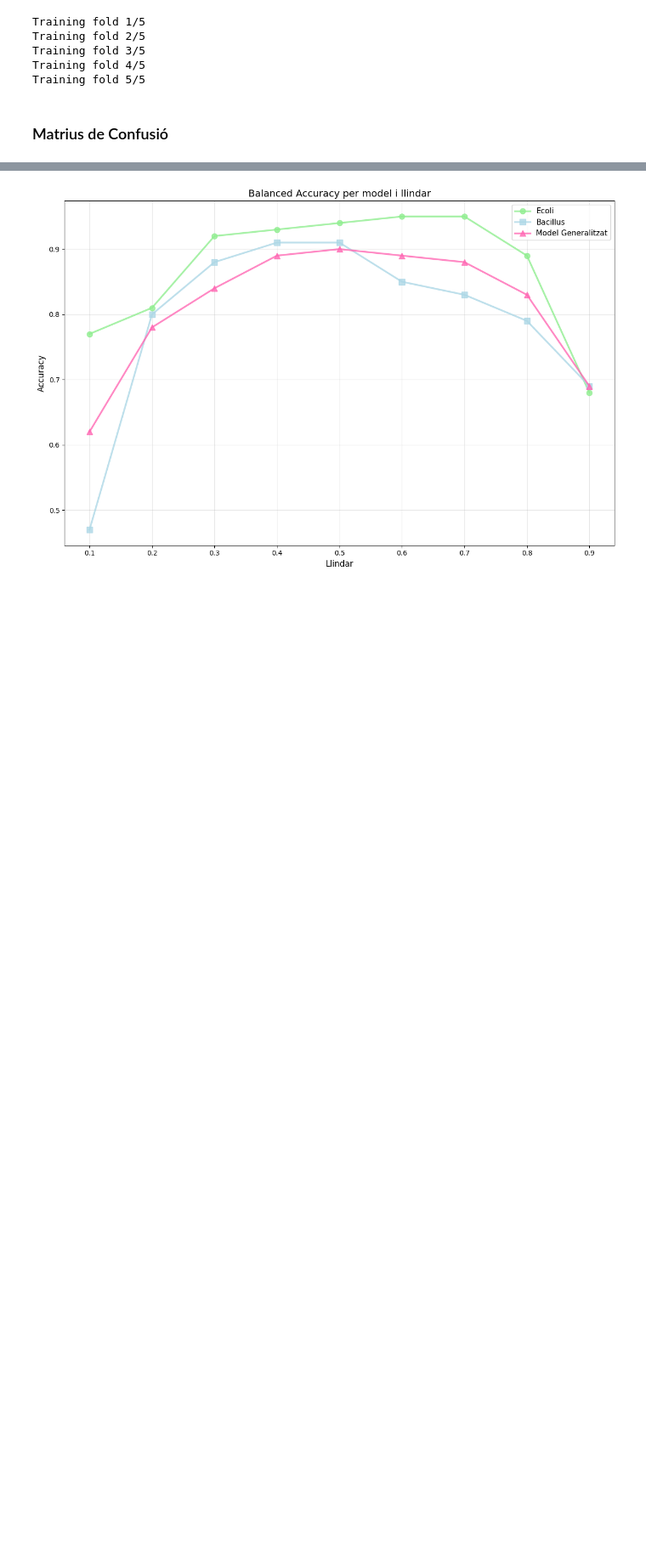
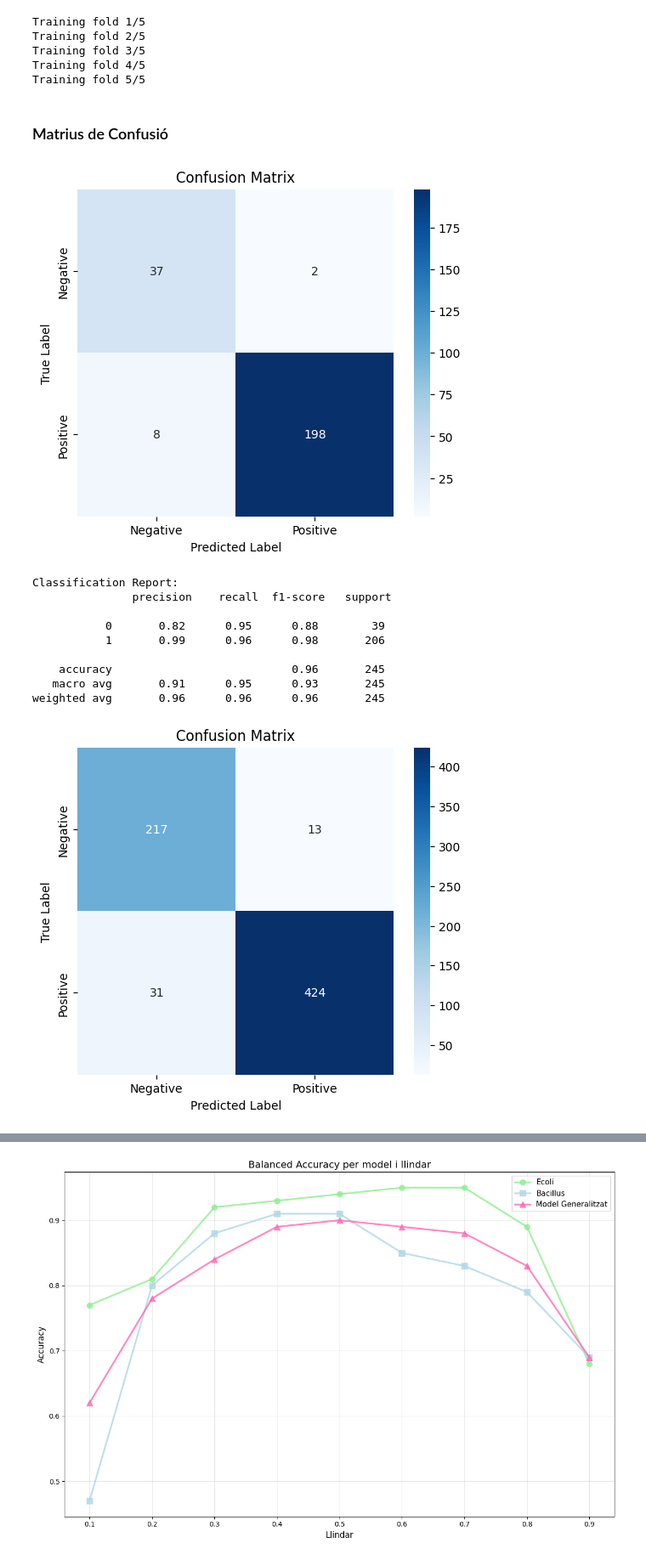
Before and after one commit to MiquelAngelLlauger-Cdm/TFG2, a Jupyter notebook: codi_TFG/metode_hibrid_tfg.ipynb, the cells around one changed output, grey strips where cells are left out. Shown at 85% size. Drawn from its saved outputs; the diff is of its cells as text; code cells hidden in the pictures; blank space fills up the shorter version.

```diff
--- a/codi_TFG/metode_hibrid_tfg.ipynb
+++ b/codi_TFG/metode_hibrid_tfg.ipynb
@@ -1029,9 +1022,14 @@ if __name__ == "__main__":
 
 
 
-    models1, metrics, train_stats = train_and_evaluate_final_model(data1, labeled_indices1, labels1, best_params)
+    #models1, metrics, train_stats = train_and_evaluate_final_model(data1, labeled_indices1, labels1, best_params)
+    models5, metrics, train_stats = train_and_evaluate_final_model(data5, labeled_indices5, labels5, best_params)
 
-    ensemble_predictions = predict_with_flowgat(models1, data1)
+    ensemble_predictions1 = predict_with_flowgat(models1, data1)
+    #ensemble_predictions2 = predict_with_flowgat(models2, data2)
+    #ensemble_predictions3 = predict_with_flowgat(models3, data3)
+    #ensemble_predictions4 = predict_with_flowgat(models4, data4)
+    ensemble_predictions5 = predict_with_flowgat(models5, data5)
 # %% [output]
 Training fold 1/5
 Training fold 2/5
@@ -1041,23 +1039,60 @@ Training fold 5/5
 # %% [markdown]
 ### Matrius de Confusió
 # %%
-ensemble_predictions = ensemble_predictions[0]
-prediction_df = pd.DataFrame({
+def confusio(ensemble_predictions, labels1, labeled_indices1):
+    ensemble_predictions = ensemble_predictions[0]
+    prediction_df = pd.DataFrame({
     'node_index': range(len(ensemble_predictions)),
     'prediction_score': ensemble_predictions,
     'predicted_class': (ensemble_predictions >= 0.5).astype(int)
-})
+    })
 
 
-labeled_indices_np = np.array(labeled_indices1)
-labels_np = np.array(labels1)
-for i, idx in enumerate(labeled_indices_np):
-    prediction_df.loc[prediction_df['node_index'] == idx, 'true_label'] = labels_np[i]
+    #labeled_indices_np = np.array(labeled_indices1)
+    #labels_np = np.array(labels1)
+    labeled_indices_np = labeled_indices1.cpu().numpy()
+    labels_np = labels1.cpu().numpy()
+    for i, idx in enumerate(labeled_indices_np):
+        prediction_df.loc[prediction_df['node_index'] == idx, 'true_label'] = labels_np[i]
 
-prediction_df['error_type'] = prediction_df.apply(
+    prediction_df['error_type'] = prediction_df.apply(
     lambda row: 'Unknown' if pd.isna(row['true_label']) else
     ('TP' if row['predicted_class'] == 1 and row['true_label'] == 1 else
      'TN' if row['predicted_class'] == 0 and row['true_label'] == 0 else
      'FP' if row['predicted_class'] == 1 and row['true_label'] == 0 else 'FN'),
     axis=1
-)
+    )
+    filtered_df = prediction_df.dropna(subset=['true_label']).copy()
+
+    filtered_df['true_label'] = filtered_df['true_label'].astype(int)
+    filtered_df['predicted_class'] = filtered_df['predicted_class'].astype(int)
+
+    #MATRIU CONFUSIÓ
+    cm = confusion_matrix(filtered_df['true_label'], filtered_df['predicted_class'])
+
+    labelss = ["Negative", "Positive"]
+
+    # Plot confusion matrix
+    plt.figure(figsize=(6, 5))
+    sns.heatmap(cm, annot=True, fmt="d", cmap="Blues",xticklabels=labelss, yticklabels=labelss)
+    plt.xlabel("Predicted Label")
+    plt.ylabel("True Label")
+    plt.title("Confusion Matrix")
+    plt.show()
+
+    print("Classification Report:\n", classification_report(filtered_df['true_label'], filtered_df['predicted_class']))
+
+confusio(ensemble_predictions1, labels1, labeled_indices1)
+confusio(ensemble_predictions5, labels5, labeled_indices5)
+# %% [output]
+[figure, added]
+Classification Report:
+               precision    recall  f1-score   support
+
+           0       0.82      0.95      0.88        39
+           1       0.99      0.96      0.98       206
+
+    accuracy                           0.96       245
+   macro avg       0.91      0.95      0.93       245
+weighted avg       0.96      0.96      0.96       245
+[figure, added]
```
Also changed, not shown: parts of 10 cells of this notebook, 1 other file.
